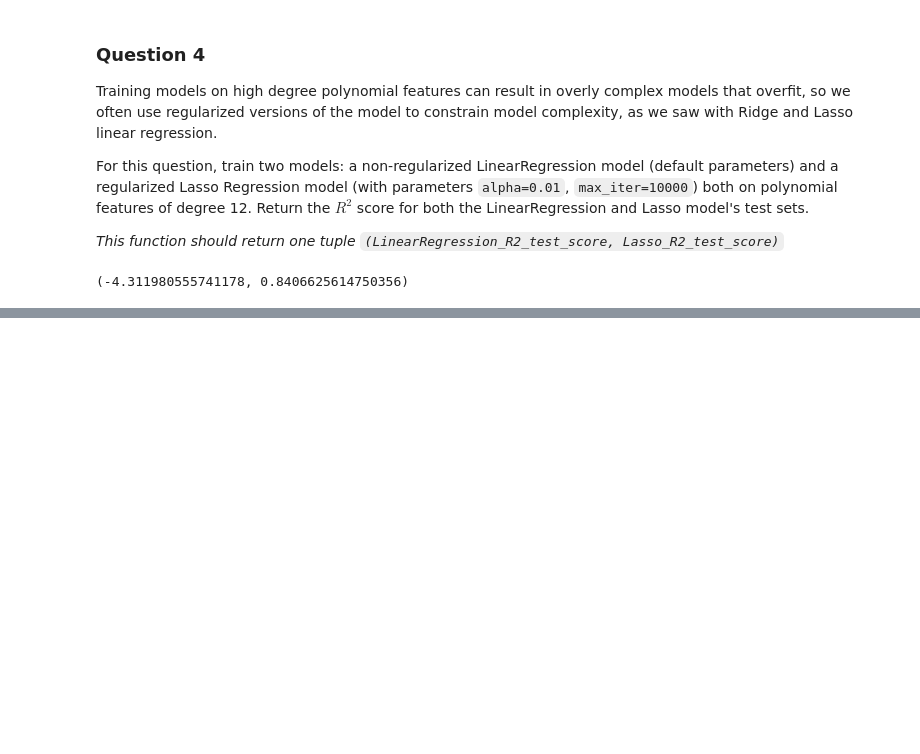
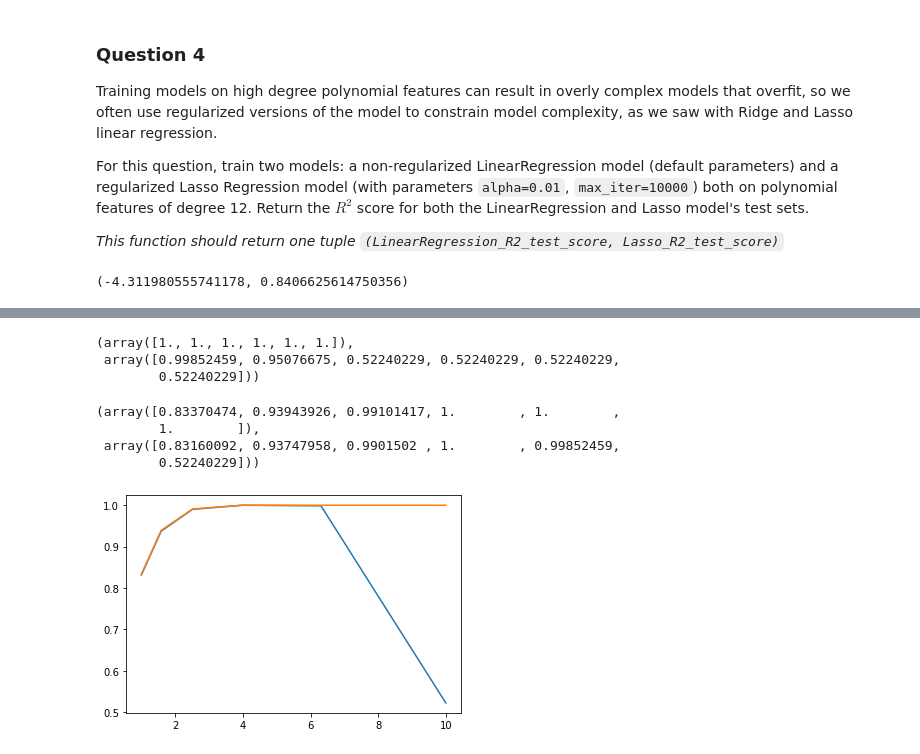
Before and after one commit to jvmlopes/ML_tasks, a Jupyter notebook: Assingment2-UMich.ipynb, the cells around one changed output, grey strips where cells are left out. Cells and saved outputs as stored; diff of their text form; code cells hidden in the pictures; blank space fills up the shorter version.

```diff
--- a/Assingment2-UMich.ipynb
+++ b/Assingment2-UMich.ipynb
@@ -223,0 +348,42 @@ r2_Lasso = r2_score(y_test, prediction_Lasso)
+# %%
+gammas = np.logspace(0.0001,1,6)
+train_scores = np.zeros([6,3])
+test_scores = np.zeros([6,3])
+#(test_scores.mean(1),test_scores.mean(1))
+# %%
+i=0
+model = SVC(kernel='rbf', random_state=0)
+train_score, test_scores = validation_curve(model, X_subset, y_subset, param_name='gamma', param_range=gammas, scoring='accuracy')
+# %%
+train_score.mean(1),test_scores.mean(1)
+# %% [output]
+(array([1., 1., 1., 1., 1., 1.]),
+ array([0.99852459, 0.95076675, 0.52240229, 0.52240229, 0.52240229,
+        0.52240229]))
+# %%
+# implemented function
+def answer_six():
+    # importing instances
+    from sklearn.model_selection import validation_curve
+    from sklearn.svm import SVC
+    #defining model and parameters
+    gammas = np.logspace(-4,1,6)
+    model = SVC(kernel='rbf', random_state=0)
+    # computing the curve
+    train_scores, test_scores = validation_curve(model, X_subset, y_subset, param_name='gamma', param_range=gammas, scoring = 'accuracy')
+
+    return (train_scores.mean(1),test_scores.mean(1))
+# %%
+six = answer_six()
+# %%
+six
+# %% [output]
+(array([0.83370474, 0.93943926, 0.99101417, 1.        , 1.        ,
+        1.        ]),
+ array([0.83160092, 0.93747958, 0.9901502 , 1.        , 0.99852459,
+        0.52240229]))
+# %%
+plt.plot(gammas, six[1]);
+plt.plot(gammas, six[0]);
+# %% [output]
+[figure, added]
```
Also changed, not shown: parts of 12 cells of this notebook, 2 other files.
